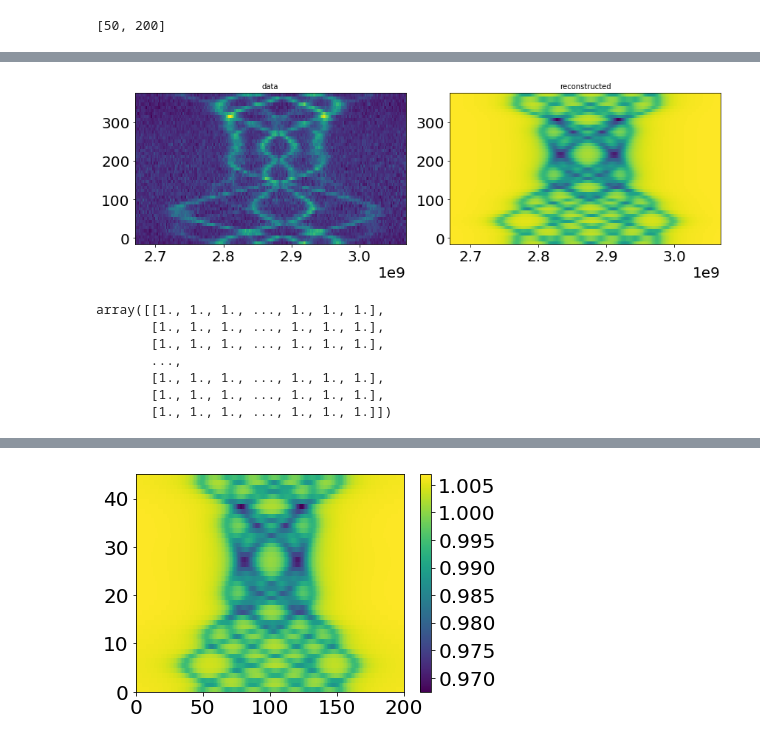
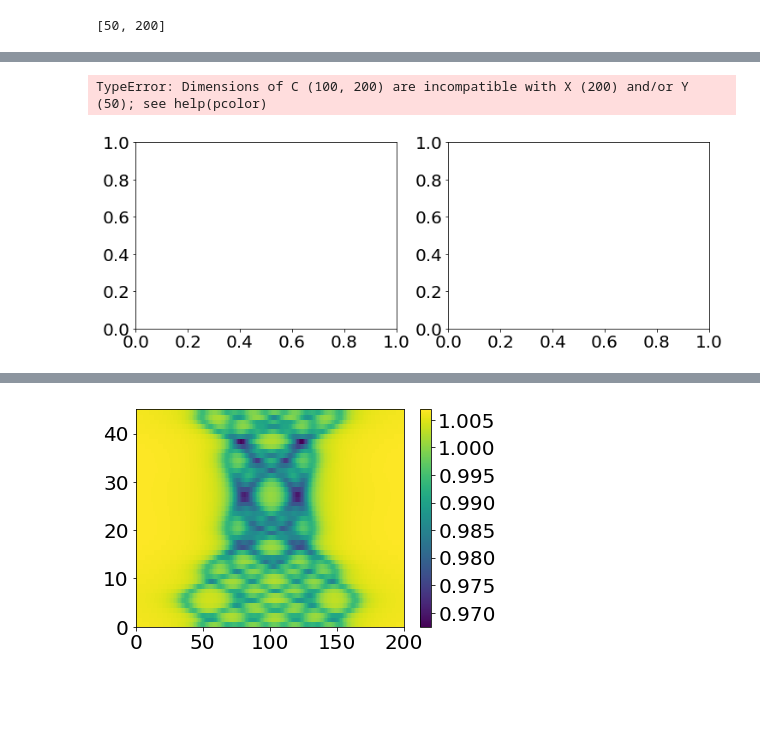
Before and after one commit to JanGieseler/pynvcenter, a Jupyter notebook: notebooks/experimental data - reconstruct magnet position from esr spectra.ipynb, the cells around one changed output, grey strips where cells are left out. Drawn from its saved outputs; the diff is of its cells as text; code cells hidden in the pictures; blank space fills up the shorter version.

```diff
--- a/notebooks/experimental data - reconstruct magnet position from esr spectra.ipynb
+++ b/notebooks/experimental data - reconstruct magnet position from esr spectra.ipynb
@@ -387,7 +625,7 @@ labels_Y
  'xo',
  'yo']
 # %%
-filename = 'sim_data_3_--type--_000'
+filename = 'sim_data_5_--type--_000'
 
 filename.replace('--type--', 'parameters')
 # %% [output]
@@ -520,3 +755,6 @@ img = img.astype(np.uint8)
 # import scipy.misc
 
 imsave('esr_map.jpg', img)
+# %%
+Xo = pad_image(Xo, (100,200))
+Xo.shape
@@ -529,2 +769,10 @@ array([[0.07394011, 0.03718178, 0.522994  , 0.43028924, 0.37328666,
+# %%
+y_scaler.labels = ['particle_radius',
+ 'nv_radius',
+ 'theta_mag',
+ 'phi_mag',
+ 'dipole_height',
+ 'xo',
+ 'yo']
 # %%
 esr_y_pred_real = y_scaler.inverse_transform(esr_y_pred, inplace=False)[0]
@@ -561,5 +804,6 @@ magnet_parameters_new = {**magnet_parameters, **{k:v for k, v in zip(labels_Y,es
 # in the future we might provide an option to change this behaviour
 magnet_parameters_new = {**magnet_parameters_new,
                          **{k: v[0] for k, v in magnet_parameters_new.items() if type(v) in (list, tuple)}}
+magnet_parameters_new['Br']=1
 magnet_parameters_new
 # %% [output]
@@ -594,36 +839,26 @@ plt.pcolor(img_exp)
 # %%
 f_min = magnet_parameters['f_min']
 f_max = magnet_parameters['f_max']
 n_angle = magnet_parameters['n_angle']
 n_freq = magnet_parameters['n_freq']
 frequencies = np.linspace(f_min, f_max, n_freq)
 angle = np.linspace(0, 360, n_angle+1)[0:-1]
 
 
 fig, ax = plt.subplots(1, 2, figsize=(12, 4))
 
 # and create the image, construction in second argument constructs the updates parameter dictionary
 img = create_image(**magnet_parameters_new)
 
-img, angle, frequencies = pad_image(img, img_dims, angles=angle, frequencies=frequencies)
-
-
+Z, angle, frequencies = pad_image(img, img_dims, angles=angle, frequencies=frequencies)
+img= Z / np.tile(Z.mean(axis=1), (Z.shape[1],1)).T
 ax[0].pcolor(frequencies, angle, np.squeeze(Xo[0]))
 ax[0].set_title('data')
 ax[1].pcolor(frequencies, angle, img)
 ax[1].set_title('reconstructed')
 # ax[1].set_title(
 #     'reconstructed\n' + ', '.join([label_map[k] + '={:0.2f}' for k in labels]).format(*esr_y_pred_real[0]))
 plt.tight_layout()
 # %% [output]
+TypeError: Dimensions of C (100, 200) are incompatible with X (200) and/or Y (50); see help(pcolor)
-[figure, old version]
+[figure, new version]
-# %%
-img
-# %% [output]
-array([[1., 1., 1., ..., 1., 1., 1.],
-       [1., 1., 1., ..., 1., 1., 1.],
-       [1., 1., 1., ..., 1., 1., 1.],
-       ...,
-       [1., 1., 1., ..., 1., 1., 1.],
-       [1., 1., 1., ..., 1., 1., 1.],
-       [1., 1., 1., ..., 1., 1., 1.]])
```
Also changed, not shown: parts of 119 cells of this notebook, 5 other files.
